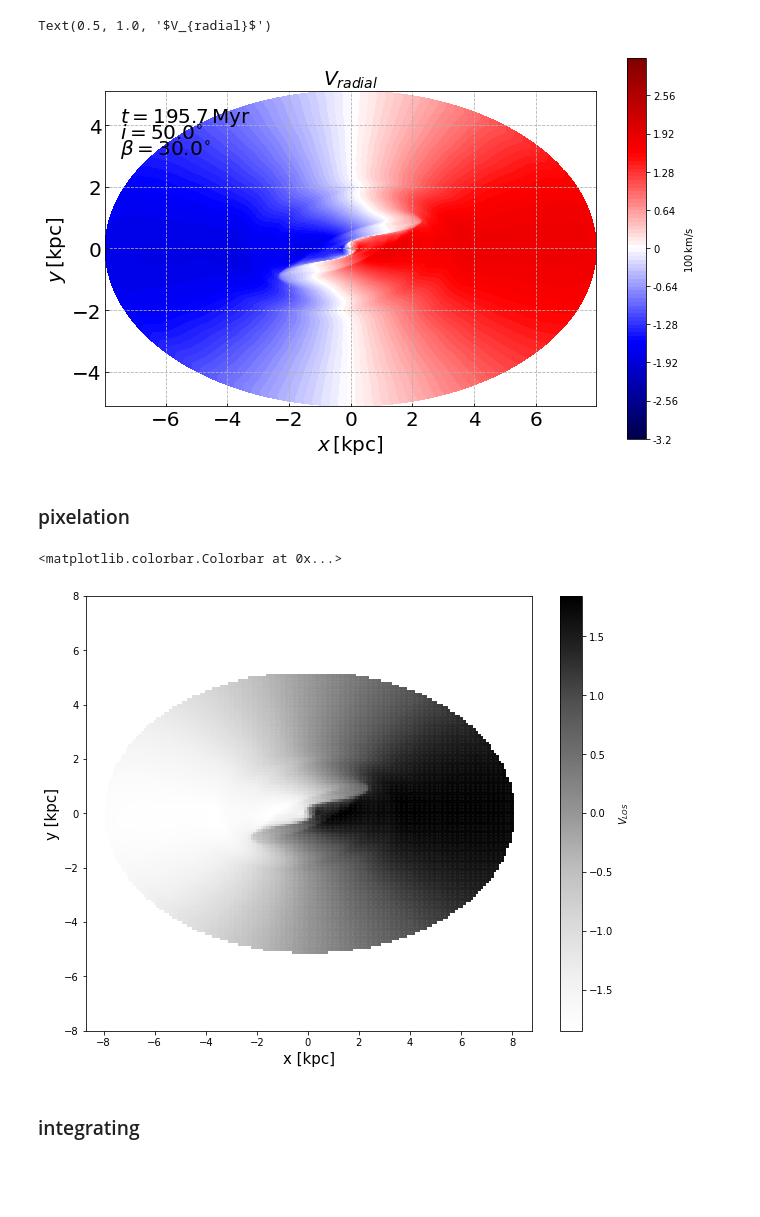
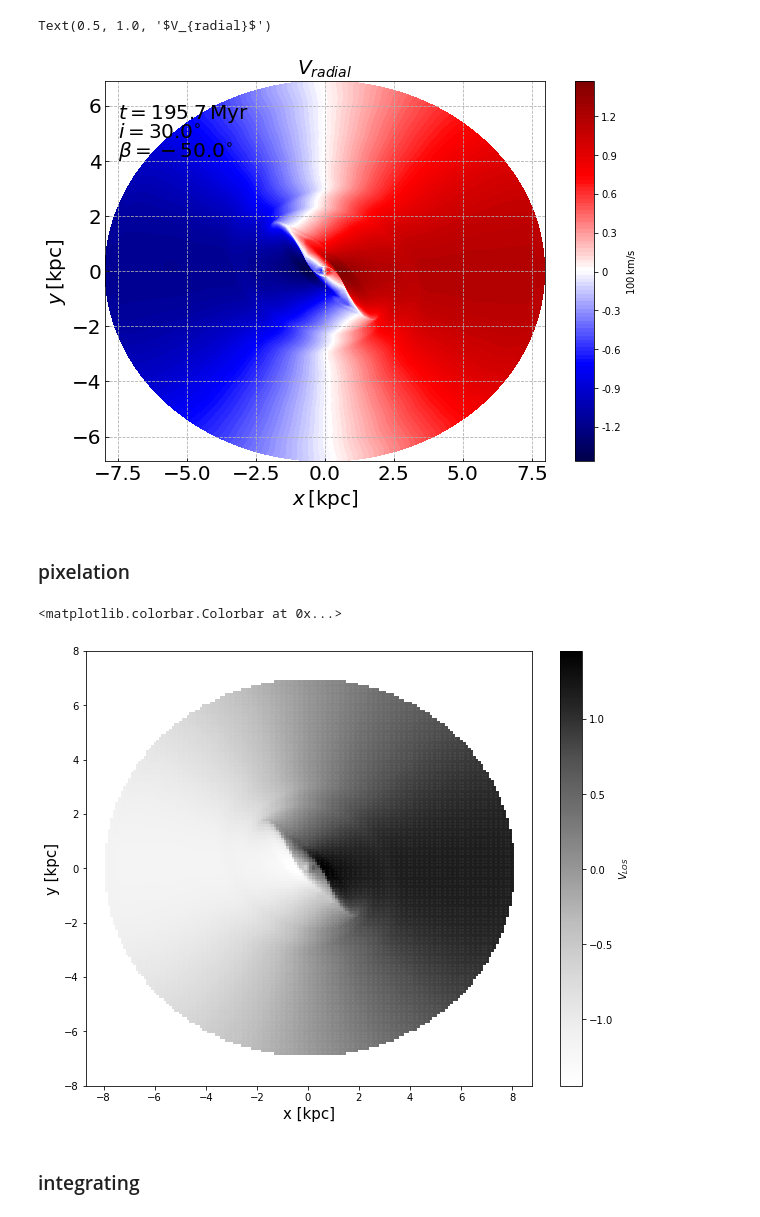
Before and after one commit to olgaborodina/pattern_speed, a Jupyter notebook: TW_method.ipynb, the cells around one changed output. Saved outputs shown, nothing was run; the diff lists cells and outputs as text; code cells hidden in the pictures; blank space fills up the shorter version.

```diff
--- a/TW_method.ipynb
+++ b/TW_method.ipynb
@@ -14,4 +10,4 @@ FIG_DIR = Path('./../figures/')
 # %%
-beta = np.deg2rad(30)
-i    = np.deg2rad(50)
+beta = np.deg2rad(-50)
+i    = np.deg2rad(30)
 to_Myr = 9.78462
@@ -21,30 +21,32 @@ VX, VY = f.add_solid_body_rotation(X, Y, VX, VY, 0.4)
 X, Y, VR = f.incline_galaxy(i, X, Y, VX, VY)
 # %%
 fig, ax = plt.subplots(figsize=(11, 7), sharex=True, sharey=True)
-levels = np.linspace(VX.min(), VX.max(), 101)
-cbarticks = np.linspace(VX.min().round(1), VX.max().round(1), 11)
+levels = np.linspace(VR.min(), VR.max(), 101)
+cbarticks = np.linspace(VR.min().round(1), VR.max().round(1), 11)
 norm = mc.BoundaryNorm(levels, 256)
 im1 = ax.contourf(X, Y, VR, norm=norm, levels=levels, cmap='seismic')
 ax.annotate(r'$t=%.1f\, \rm Myr$' % (t * to_Myr),
             xy=(0.03, 0.90), xycoords='axes fraction', fontsize=20, color='k')
 ax.annotate(r'$i=%.1f ^{\circ}$' % (np.rad2deg(i)),
             xy=(0.03, 0.85), xycoords='axes fraction', fontsize=20, color='k')
 ax.annotate(r'$\beta=%.1f ^{\circ}$' % (np.rad2deg(beta)),
             xy=(0.03, 0.80), xycoords='axes fraction', fontsize=20, color='k')
+# ax.axhline(0.3, c='black')
+# ax.axhline(-0.3, c='black')
 
 plt.colorbar(im1,ticks=cbarticks, format='%g', label=r'$\rm 100\, km/s$')
 
 ax.grid(ls='dashed')
 ax.tick_params(labelsize=20, direction='in')
 ax.set_xlabel(r'$x\, \rm [kpc]$', fontsize=20)
 ax.set_ylabel(r'$y\, \rm [kpc]$', fontsize=20)
 ax.set_xlim(X.min(), X.max())
 ax.set_ylim(Y.min(), Y.max())
 ax.set_aspect('1')
 ax.set_title(r'$V_{radial}$', fontsize=20)
 # %% [output]
 Text(0.5, 1.0, '$V_{radial}$')
-[figure, old version]
+[figure, new version]
 # %% [markdown]
 ### pixelation
 # %%
@@ -71,4 +72,4 @@ ax.set_ylim(-8, 8)
 plt.colorbar(sc, label=r'$V_{LOS}$')
 # %% [output]
 <matplotlib.colorbar.Colorbar at 0x...>
-[figure, old version]
+[figure, new version]
```
Also changed, not shown: parts of 12 cells of this notebook, 2 other files.
